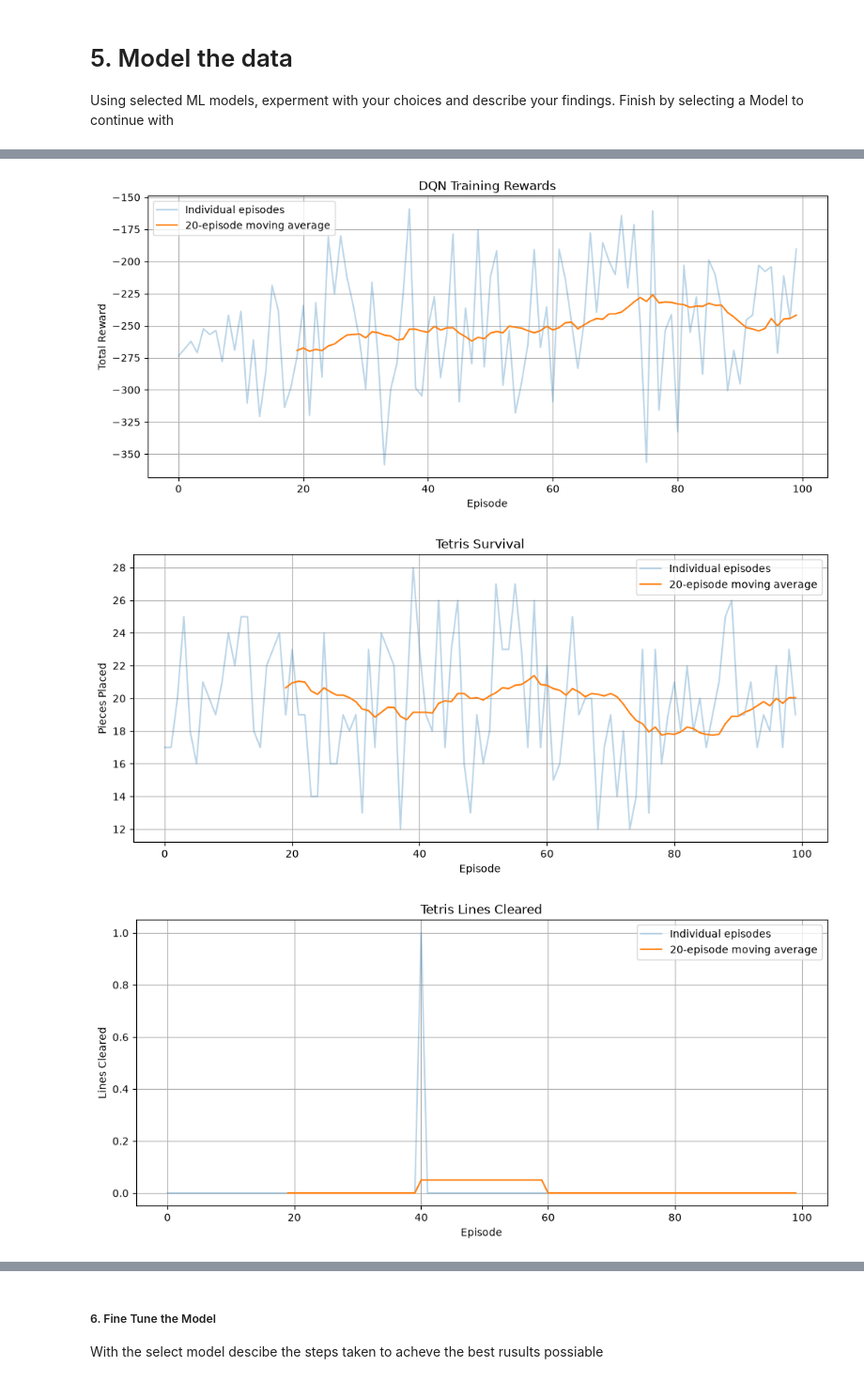
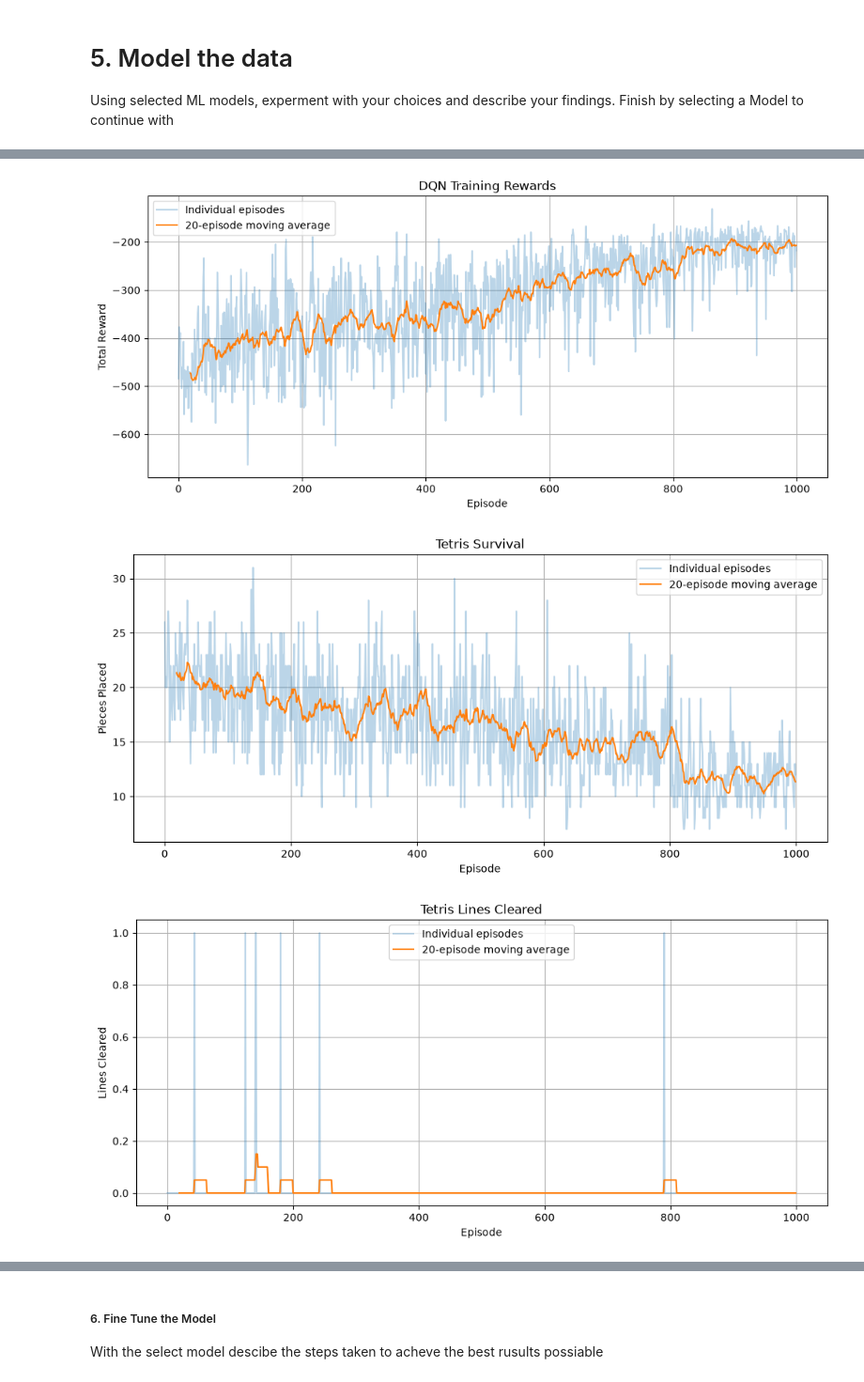
Before and after one commit to pl250661/Tetris-Project-ML, a Jupyter notebook: tetris_a/Project_6.ipynb, the cells around one changed output, grey strips where cells are left out. Shown at 94% size. Cells and saved outputs as stored; diff of their text form; code cells hidden in the pictures.

```diff
--- a/tetris_a/Project_6.ipynb
+++ b/tetris_a/Project_6.ipynb
@@ -237,7 +265,7 @@ class DQN(nn.Module):
 
     def __init__(self):
         super().__init__()
-        self.network = nn.Sequential(nn.Linear(256, 256), nn.ReLU(), nn.Linear(256, 256), nn.ReLU(), nn.Linear(256, 40))
+        self.network = nn.Sequential(nn.Linear(279, 256), nn.ReLU(), nn.Linear(256, 256), nn.ReLU(), nn.Linear(256, 40))
 
     def forward(self, state):
         return self.network(state)
@@ -350,18 +377,19 @@ import numpy as np
 env = TetrisEnv()
 agent = DQNAgent()
 
-episodes = 100
-max_pieces = 1000
-train_freq = 4  # ONLY TRAIN EVERY 4 STEPS
+episodes = 1000
+max_pieces = 2000
+train_freq = 2
 
 scores = []
 pieces_history = []
 lines_history = []
 loss_history = []
 
-global_step = 0  # track total steps across all episodes
+global_step = 0
 
 for episode in range(episodes):
+
     state = env.reset()
     total_reward = 0
     losses = []
@@ -369,21 +397,24 @@ for episode in range(episodes):
 
     for step in range(max_pieces):
         valid_actions = env.valid_actions()
+        if not np.any(valid_actions):
+            break
+
         action = agent.select_action(state, valid_actions)
         next_state, reward, done = env.step(action)
         truncated = (step == max_pieces - 1)
-        terminal = done or truncated
+        next_mask = env.valid_actions()
 
+        terminal = done or truncated or not np.any(next_mask)
         if terminal:
             next_mask = np.zeros(40, dtype=bool)
-        else:
-            next_mask = env.valid_actions()
 
         agent.remember(state, action, reward, next_state, terminal, next_mask)
+        global_step += 1
 
-        global_step += 1
         if global_step % train_freq == 0:
             loss = agent.train_step()
+
             if loss is not None:
                 losses.append(loss)
 
@@ -394,10 +425,14 @@ for episode in range(episodes):
             break
 
     agent.decay_epsilon()
+
     scores.append(total_reward)
     pieces_history.append(env.pieces_placed)
     lines_history.append(env.rows_cleared)
-    loss_history.append(np.mean(losses) if losses else 0)
+
+    loss_history.append(
+        np.mean(losses) if losses else 0
+    )
 
     print(
         f"Episode: {episode + 1}/{episodes} | "
@@ -447,3 +482,3 @@ Episode: 100/100 | Pieces: 19 | Lines: 0 | Reward: -190.30 | Epsilon: 0.606
-[figure, old version]
+[figure, new version]
-[figure, old version]
+[figure, new version]
-[figure, old version]
+[figure, new version]
```
Also changed, not shown: parts of 7 cells of this notebook, 1 other file.
